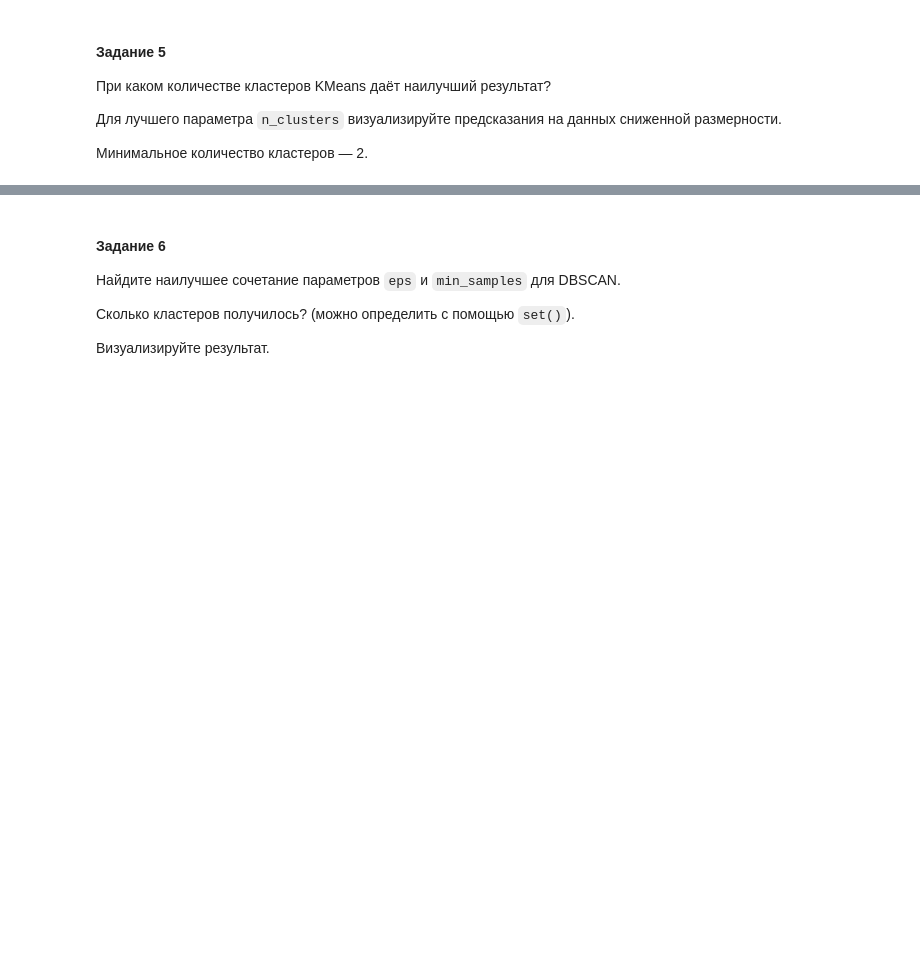
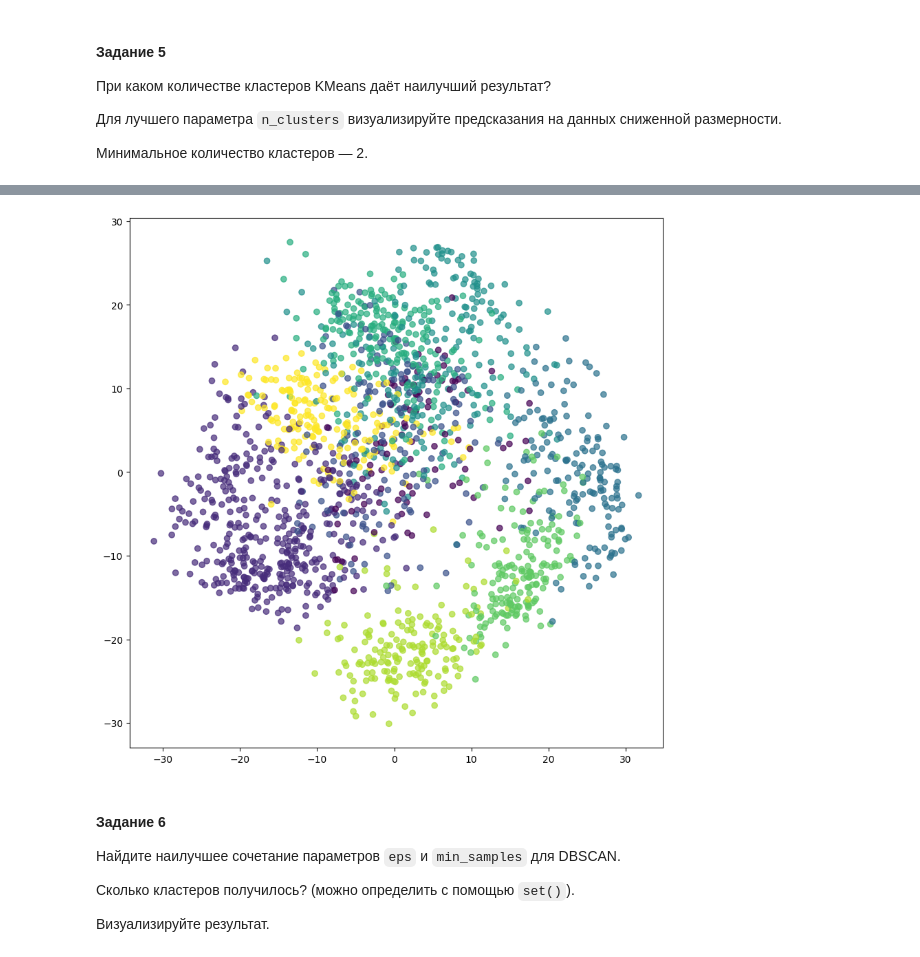
Before and after one commit to potopinc/colab, a Jupyter notebook: ML_13_14.ipynb, the cells around one changed output, grey strips where cells are left out. Drawn from its saved outputs; the diff is of its cells as text; code cells hidden in the pictures; blank space fills up the shorter version.

```diff
--- a/ML_13_14.ipynb
+++ b/ML_13_14.ipynb
@@ -358,3 +374,10 @@ plt.scatter(new_X[:, 0], new_X[:, 1], c=preds, alpha=0.7)
+# %%
+preds = KMeans(n_clusters=best_k).fit_predict(X)
+plt.figure(figsize=(10, 10))
+plt.scatter(new_X[:, 0], new_X[:, 1], c=preds, alpha=0.7)
+plt.show()
+# %% [output]
+[figure, added]
 # %% [markdown]
 #### **Задание 6**
 
```
Also changed, not shown: parts of 10 cells of this notebook.
